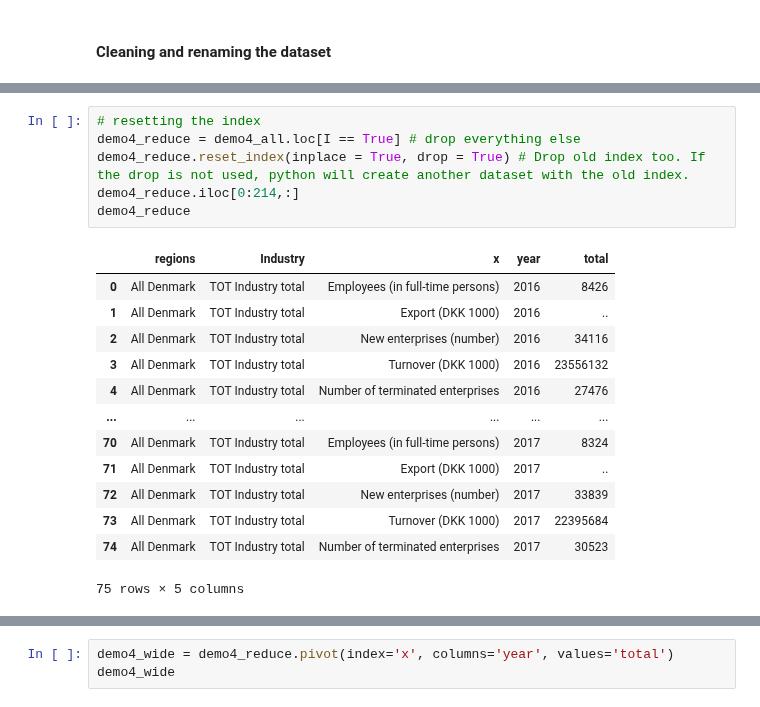
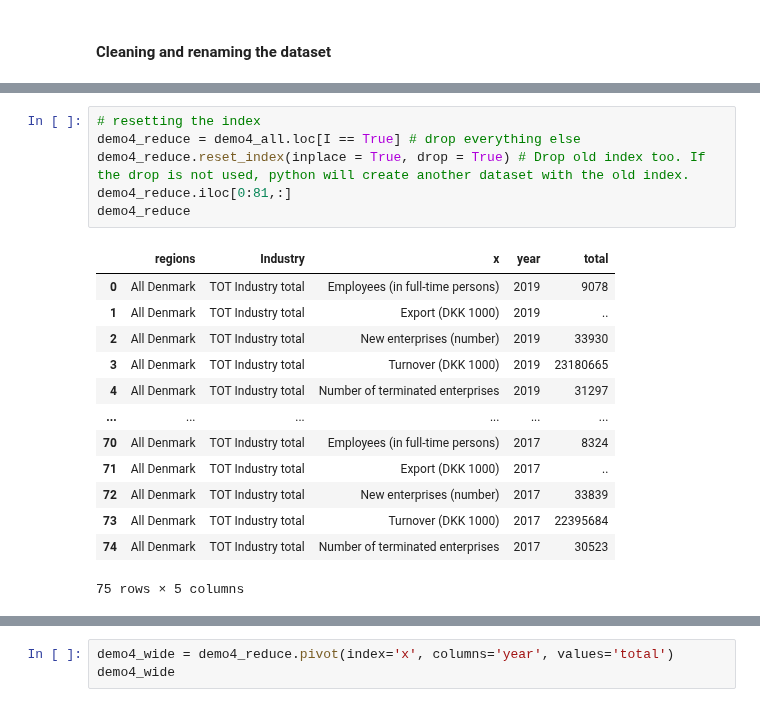
Before and after one commit to NumEconCopenhagen/projects-2024-emil-og-simon, a Jupyter notebook: dataproject/dataproject.ipynb, the cells around one changed output, grey strips where cells are left out. Cells and saved outputs as stored; diff of their text form.

```diff
--- a/dataproject/dataproject.ipynb
+++ b/dataproject/dataproject.ipynb
@@ -385,16 +490,16 @@ demo4_all.loc[I, :]
 # %%
 # resetting the index
 demo4_reduce = demo4_all.loc[I == True] # drop everything else
 demo4_reduce.reset_index(inplace = True, drop = True) # Drop old index too. If the drop is not used, python will create another dataset with the old index.
-demo4_reduce.iloc[0:214,:]
+demo4_reduce.iloc[0:81,:]
 demo4_reduce
 # %% [output]
 |  | regions | Industry | x | year | total |
-| 0 | All Denmark | TOT Industry total | Employees (in full-time persons) | 2016 | 8426 |
-| 1 | All Denmark | TOT Industry total | Export (DKK 1000) | 2016 | .. |
-| 2 | All Denmark | TOT Industry total | New enterprises (number) | 2016 | 34116 |
-| 3 | All Denmark | TOT Industry total | Turnover (DKK 1000) | 2016 | 23556132 |
-| 4 | All Denmark | TOT Industry total | Number of terminated enterprises | 2016 | 27476 |
+| 0 | All Denmark | TOT Industry total | Employees (in full-time persons) | 2019 | 9078 |
+| 1 | All Denmark | TOT Industry total | Export (DKK 1000) | 2019 | .. |
+| 2 | All Denmark | TOT Industry total | New enterprises (number) | 2019 | 33930 |
+| 3 | All Denmark | TOT Industry total | Turnover (DKK 1000) | 2019 | 23180665 |
+| 4 | All Denmark | TOT Industry total | Number of terminated enterprises | 2019 | 31297 |
 | ... | ... | ... | ... | ... | ... |
 | 70 | All Denmark | TOT Industry total | Employees (in full-time persons) | 2017 | 8324 |
 | 71 | All Denmark | TOT Industry total | Export (DKK 1000) | 2017 | .. |
```
Also changed, not shown: parts of 36 cells of this notebook.
